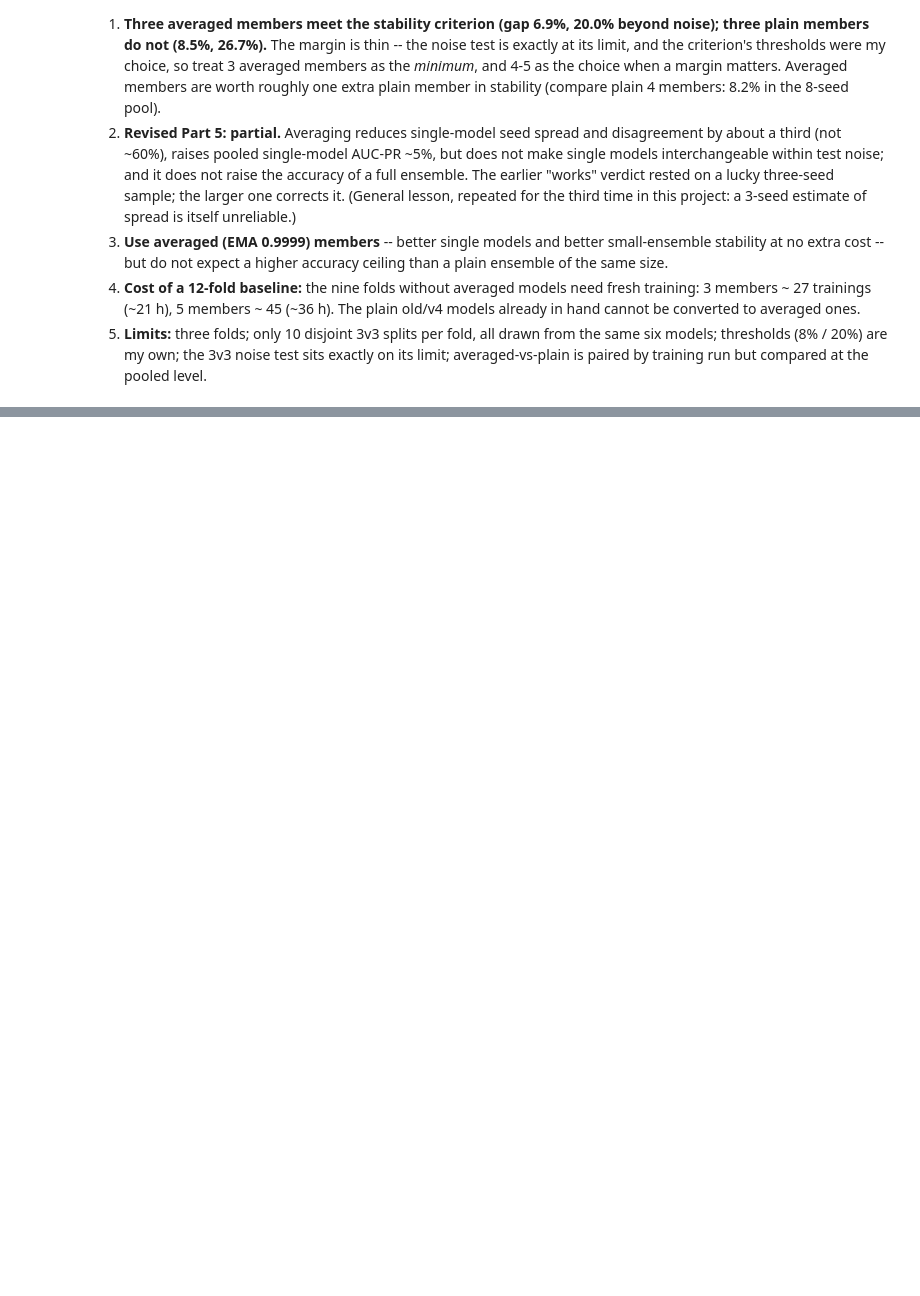
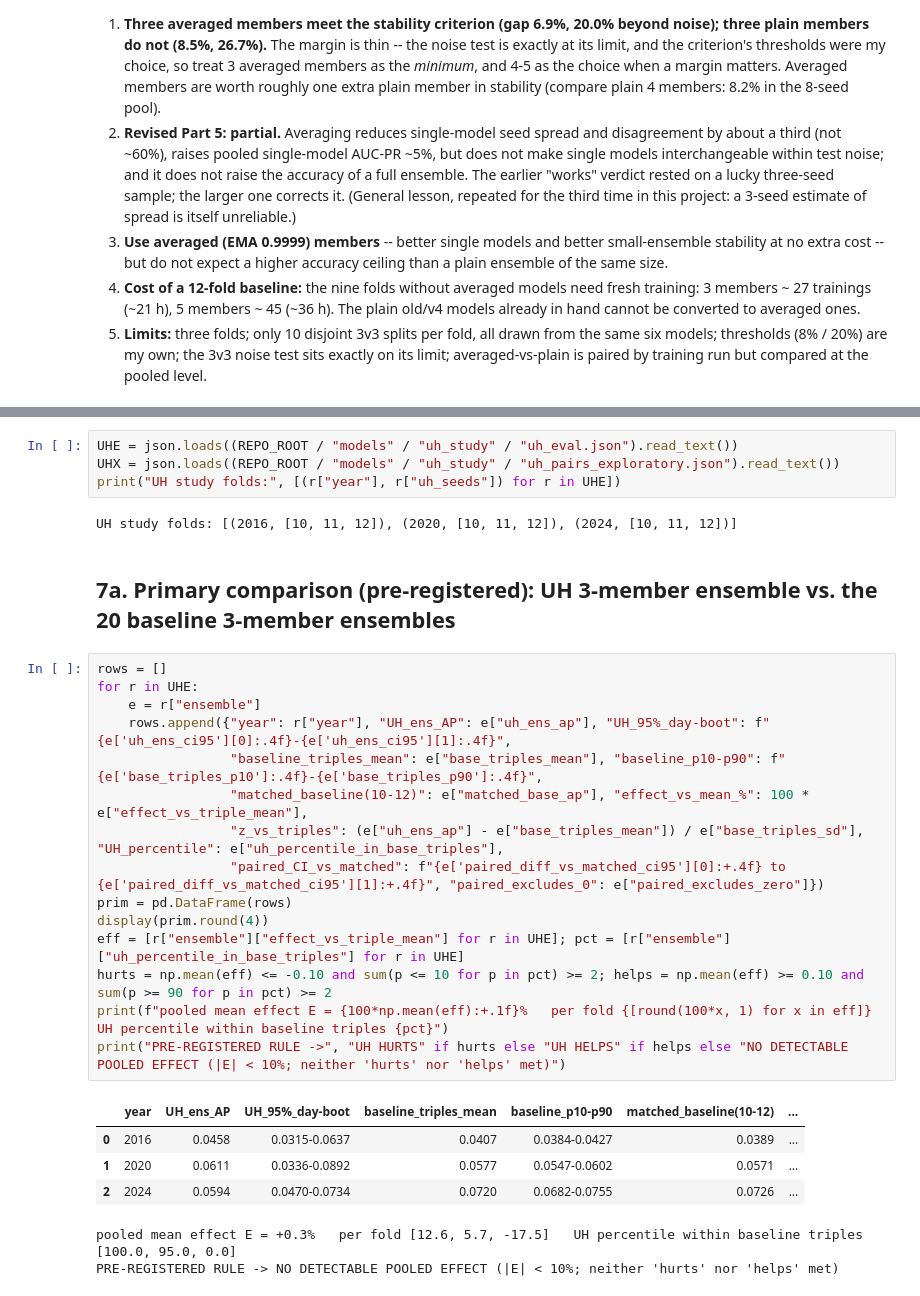
Before and after one commit to evanshabsove/short_term_tornado_predictor, a Jupyter notebook: notebooks/sample_mix_diagnostics.ipynb, the cells around one changed output, grey strips where cells are left out. Drawn from its saved outputs; the diff is of its cells as text; blank space fills up the shorter version.

```diff
--- a/notebooks/sample_mix_diagnostics.ipynb
+++ b/notebooks/sample_mix_diagnostics.ipynb
@@ -1302,3 +1302,33 @@ plus the matched baseline triple (seeds 10-12) with a paired day-bootstrap inter
 2. If any effect, it is **slightly negative** (E in [-10%, 0]).
 3. The UH ensemble's **Cohen's d is higher** than the baseline ensemble's in >= 2 of 3 folds, reproducing the old pattern in which mean separation rises while AUC-PR does not.
 4. Secondary metrics (best-F1, map-level AUC-ROC, 1-cell-dilated AUC-PR) differ from the baseline by < 10% (descriptive only).
+# %%
+UHE = json.loads((REPO_ROOT / "models" / "uh_study" / "uh_eval.json").read_text())
+UHX = json.loads((REPO_ROOT / "models" / "uh_study" / "uh_pairs_exploratory.json").read_text())
+print("UH study folds:", [(r["year"], r["uh_seeds"]) for r in UHE])
+# %% [output]
+UH study folds: [(2016, [10, 11, 12]), (2020, [10, 11, 12]), (2024, [10, 11, 12])]
+# %% [markdown]
+## 7a. Primary comparison (pre-registered): UH 3-member ensemble vs. the 20 baseline 3-member ensembles
+# %%
+rows = []
+for r in UHE:
+    e = r["ensemble"]
+    rows.append({"year": r["year"], "UH_ens_AP": e["uh_ens_ap"], "UH_95%_day-boot": f"{e['uh_ens_ci95'][0]:.4f}-{e['uh_ens_ci95'][1]:.4f}",
+                 "baseline_triples_mean": e["base_triples_mean"], "baseline_p10-p90": f"{e['base_triples_p10']:.4f}-{e['base_triples_p90']:.4f}",
+                 "matched_baseline(10-12)": e["matched_base_ap"], "effect_vs_mean_%": 100 * e["effect_vs_triple_mean"],
+                 "z_vs_triples": (e["uh_ens_ap"] - e["base_triples_mean"]) / e["base_triples_sd"], "UH_percentile": e["uh_percentile_in_base_triples"],
+                 "paired_CI_vs_matched": f"{e['paired_diff_vs_matched_ci95'][0]:+.4f} to {e['paired_diff_vs_matched_ci95'][1]:+.4f}", "paired_excludes_0": e["paired_excludes_zero"]})
+prim = pd.DataFrame(rows)
+display(prim.round(4))
+eff = [r["ensemble"]["effect_vs_triple_mean"] for r in UHE]; pct = [r["ensemble"]["uh_percentile_in_base_triples"] for r in UHE]
+hurts = np.mean(eff) <= -0.10 and sum(p <= 10 for p in pct) >= 2; helps = np.mean(eff) >= 0.10 and sum(p >= 90 for p in pct) >= 2
+print(f"pooled mean effect E = {100*np.mean(eff):+.1f}%   per fold {[round(100*x, 1) for x in eff]}   UH percentile within baseline triples {pct}")
+print("PRE-REGISTERED RULE ->", "UH HURTS" if hurts else "UH HELPS" if helps else "NO DETECTABLE POOLED EFFECT (|E| < 10%; neither 'hurts' nor 'helps' met)")
+# %% [output]
+|  | year | UH_ens_AP | UH_95%_day-boot | baseline_triples_mean | baseline_p10-p90 | matched_baseline(10-12) | ... |
+| 0 | 2016 | 0.0458 | 0.0315-0.0637 | 0.0407 | 0.0384-0.0427 | 0.0389 | ... |
+| 1 | 2020 | 0.0611 | 0.0336-0.0892 | 0.0577 | 0.0547-0.0602 | 0.0571 | ... |
+| 2 | 2024 | 0.0594 | 0.0470-0.0734 | 0.0720 | 0.0682-0.0755 | 0.0726 | ... |
+pooled mean effect E = +0.3%   per fold [12.6, 5.7, -17.5]   UH percentile within baseline triples [100.0, 95.0, 0.0]
+PRE-REGISTERED RULE -> NO DETECTABLE POOLED EFFECT (|E| < 10%; neither 'hurts' nor 'helps' met)
```
Also changed, not shown: parts of 13 cells of this notebook, 6 other files.
